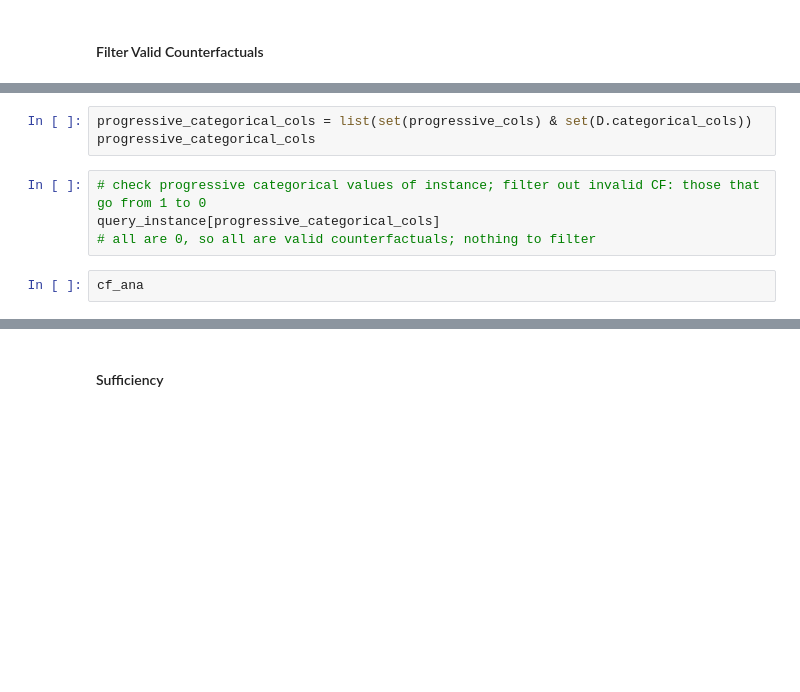
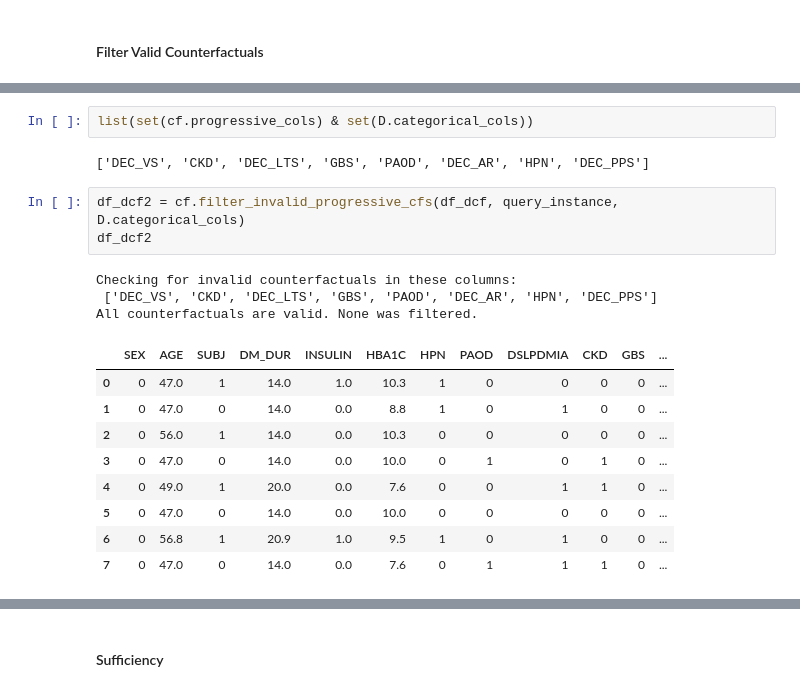
Before and after one commit to acbriza/dpn2026, a Jupyter notebook: module/counterfactuals.ipynb, the cells around one changed output, grey strips where cells are left out. Cells and saved outputs as stored; diff of their text form; blank space fills up the shorter version.

Commit message:
add filter_invalid_progressive_cfs

```diff
--- a/module/counterfactuals.ipynb
+++ b/module/counterfactuals.ipynb
@@ -394,9 +392,20 @@ query_instance
 # %%
-progressive_categorical_cols = list(set(progressive_cols) & set(D.categorical_cols))
-progressive_categorical_cols
+list(set(cf.progressive_cols) & set(D.categorical_cols))
+# %% [output]
+['DEC_VS', 'CKD', 'DEC_LTS', 'GBS', 'PAOD', 'DEC_AR', 'HPN', 'DEC_PPS']
-# %%
-# check progressive categorical values of instance; filter out invalid CF: those that go from 1 to 0
-query_instance[progressive_categorical_cols]
-# all are 0, so all are valid counterfactuals; nothing to filter
-# %%
-cf_ana
+# %%
+df_dcf2 = cf.filter_invalid_progressive_cfs(df_dcf, query_instance, D.categorical_cols)
+df_dcf2
+# %% [output]
+Checking for invalid counterfactuals in these columns:
+ ['DEC_VS', 'CKD', 'DEC_LTS', 'GBS', 'PAOD', 'DEC_AR', 'HPN', 'DEC_PPS']
+All counterfactuals are valid. None was filtered.
+|  | SEX | AGE | SUBJ | DM_DUR | INSULIN | HBA1C | HPN | PAOD | DSLPDMIA | CKD | GBS | ... |
+| 0 | 0 | 47.0 | 1 | 14.0 | 1.0 | 10.3 | 1 | 0 | 0 | 0 | 0 | ... |
+| 1 | 0 | 47.0 | 0 | 14.0 | 0.0 | 8.8 | 1 | 0 | 1 | 0 | 0 | ... |
+| 2 | 0 | 56.0 | 1 | 14.0 | 0.0 | 10.3 | 0 | 0 | 0 | 0 | 0 | ... |
+| 3 | 0 | 47.0 | 0 | 14.0 | 0.0 | 10.0 | 0 | 1 | 0 | 1 | 0 | ... |
+| 4 | 0 | 49.0 | 1 | 20.0 | 0.0 | 7.6 | 0 | 0 | 1 | 1 | 0 | ... |
+| 5 | 0 | 47.0 | 0 | 14.0 | 0.0 | 10.0 | 0 | 0 | 0 | 0 | 0 | ... |
+| 6 | 0 | 56.8 | 1 | 20.9 | 1.0 | 9.5 | 1 | 0 | 1 | 0 | 0 | ... |
+| 7 | 0 | 47.0 | 0 | 14.0 | 0.0 | 7.6 | 0 | 1 | 1 | 1 | 0 | ... |
```
Also changed, not shown: parts of 7 cells of this notebook, 1 other file.
